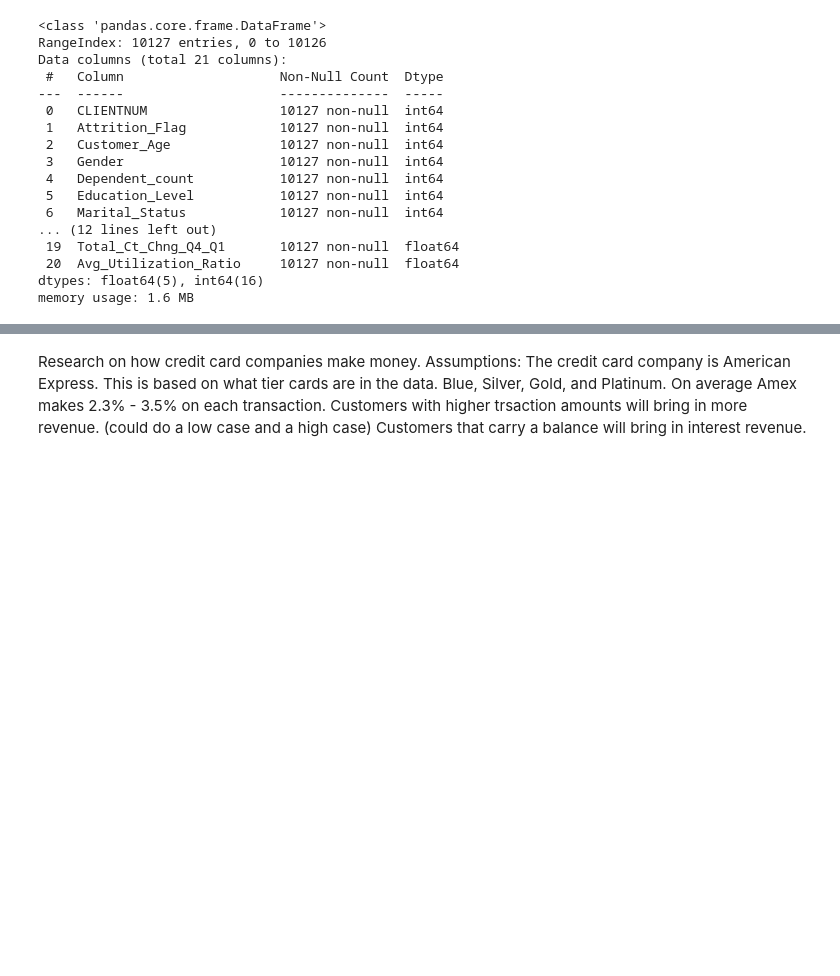
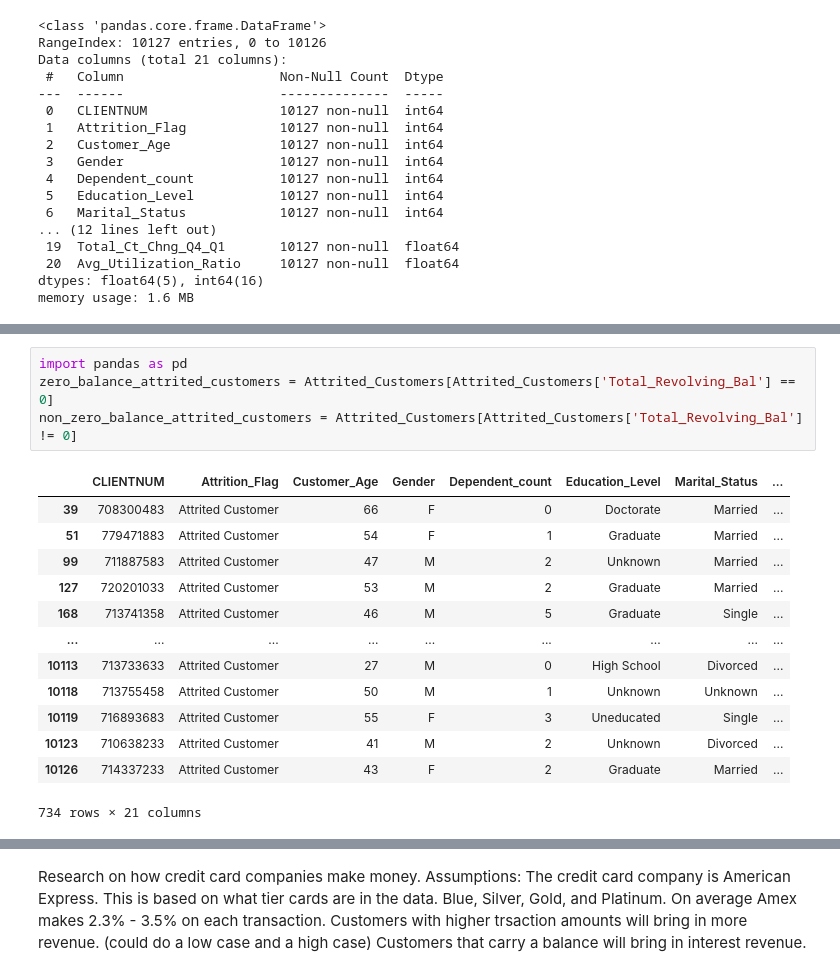
Before and after one commit to NickSordi/FU6520_NS, a Jupyter notebook: CLV/CLV_NS.ipynb, the cells around one changed output, grey strips where cells are left out. Saved outputs shown, nothing was run; the diff lists cells and outputs as text; blank space fills up the shorter version.

```diff
--- a/CLV/CLV_NS.ipynb
+++ b/CLV/CLV_NS.ipynb
@@ -99,0 +99,18 @@ df
+# %%
+import pandas as pd
+zero_balance_attrited_customers = Attrited_Customers[Attrited_Customers['Total_Revolving_Bal'] == 0]
+non_zero_balance_attrited_customers = Attrited_Customers[Attrited_Customers['Total_Revolving_Bal'] != 0]
+# %% [output]
+|  | CLIENTNUM | Attrition_Flag | Customer_Age | Gender | Dependent_count | Education_Level | Marital_Status | ... |
+| 39 | 708300483 | Attrited Customer | 66 | F | 0 | Doctorate | Married | ... |
+| 51 | 779471883 | Attrited Customer | 54 | F | 1 | Graduate | Married | ... |
+| 99 | 711887583 | Attrited Customer | 47 | M | 2 | Unknown | Married | ... |
+| 127 | 720201033 | Attrited Customer | 53 | M | 2 | Graduate | Married | ... |
+| 168 | 713741358 | Attrited Customer | 46 | M | 5 | Graduate | Single | ... |
+| ... | ... | ... | ... | ... | ... | ... | ... | ... |
+| 10113 | 713733633 | Attrited Customer | 27 | M | 0 | High School | Divorced | ... |
+| 10118 | 713755458 | Attrited Customer | 50 | M | 1 | Unknown | Unknown | ... |
+| 10119 | 716893683 | Attrited Customer | 55 | F | 3 | Uneducated | Single | ... |
+| 10123 | 710638233 | Attrited Customer | 41 | M | 2 | Unknown | Divorced | ... |
+| 10126 | 714337233 | Attrited Customer | 43 | F | 2 | Graduate | Married | ... |
+734 rows × 21 columns
```
Also changed, not shown: parts of 31 cells of this notebook.
